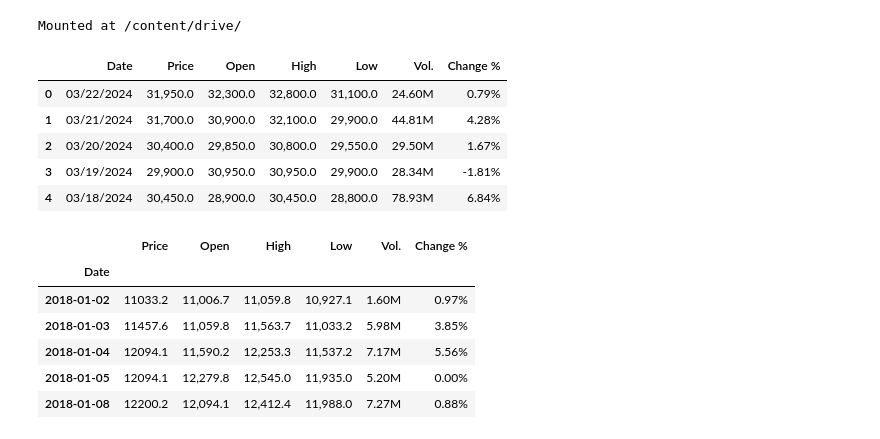
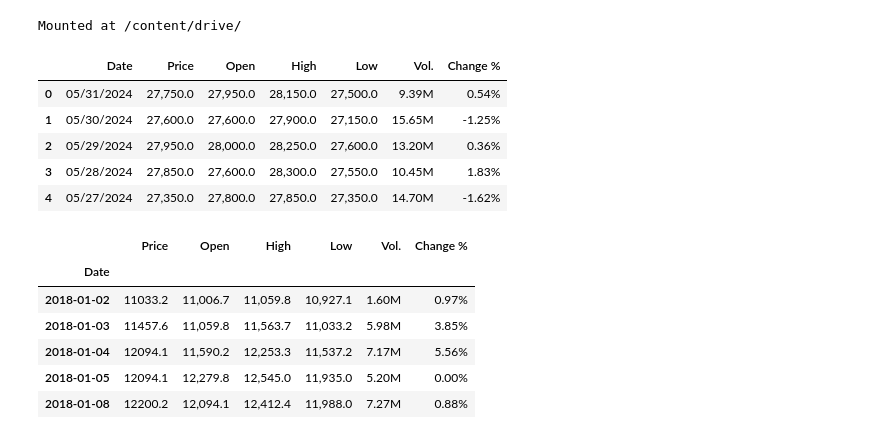
Before and after one commit to duonguwu/IS403_O21_04, a Jupyter notebook: Model/LR/Team4_LinearRegression_DIG_7-3.ipynb, the cells around one changed output. Cells and saved outputs as stored; diff of their text form; code cells hidden in the pictures.

```diff
--- a/Model/LR/Team4_LinearRegression_DIG_7-3.ipynb
+++ b/Model/LR/Team4_LinearRegression_DIG_7-3.ipynb
@@ -13,15 +13,15 @@ from sklearn.linear_model import LinearRegression
 from sklearn.preprocessing import MinMaxScaler
 from sklearn.metrics import mean_absolute_error
 # %%
-df = pd.read_csv('/content/drive/MyDrive/Colab Notebooks/FinalProject_BA/DIG Historical Data.csv')
+df = pd.read_csv('/content/drive/MyDrive/Colab Notebooks/FinalProject_BA/DIG Historical Data 1_6.csv')
 df.head()
 # %% [output]
 |  | Date | Price | Open | High | Low | Vol. | Change % |
-| 0 | 03/22/2024 | 31,950.0 | 32,300.0 | 32,800.0 | 31,100.0 | 24.60M | 0.79% |
-| 1 | 03/21/2024 | 31,700.0 | 30,900.0 | 32,100.0 | 29,900.0 | 44.81M | 4.28% |
-| 2 | 03/20/2024 | 30,400.0 | 29,850.0 | 30,800.0 | 29,550.0 | 29.50M | 1.67% |
-| 3 | 03/19/2024 | 29,900.0 | 30,950.0 | 30,950.0 | 29,900.0 | 28.34M | -1.81% |
-| 4 | 03/18/2024 | 30,450.0 | 28,900.0 | 30,450.0 | 28,800.0 | 78.93M | 6.84% |
+| 0 | 05/31/2024 | 27,750.0 | 27,950.0 | 28,150.0 | 27,500.0 | 9.39M | 0.54% |
+| 1 | 05/30/2024 | 27,600.0 | 27,600.0 | 27,900.0 | 27,150.0 | 15.65M | -1.25% |
+| 2 | 05/29/2024 | 27,950.0 | 28,000.0 | 28,250.0 | 27,600.0 | 13.20M | 0.36% |
+| 3 | 05/28/2024 | 27,850.0 | 27,600.0 | 28,300.0 | 27,550.0 | 10.45M | 1.83% |
+| 4 | 05/27/2024 | 27,350.0 | 27,800.0 | 27,850.0 | 27,350.0 | 14.70M | -1.62% |
 # %%
 df['Price'] = df['Price'].str.replace('$', '', regex=True)
 df['Price'] = df['Price'].str.replace(',', '', regex=True)
```
Also changed, not shown: parts of 4 cells of this notebook, 15 other files.
